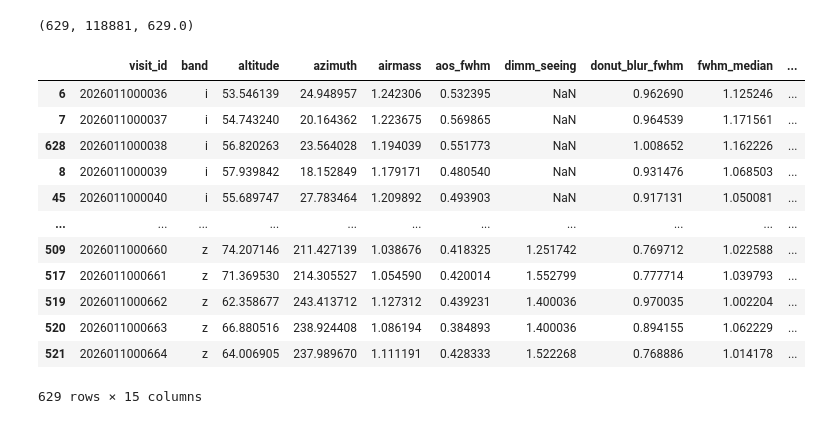
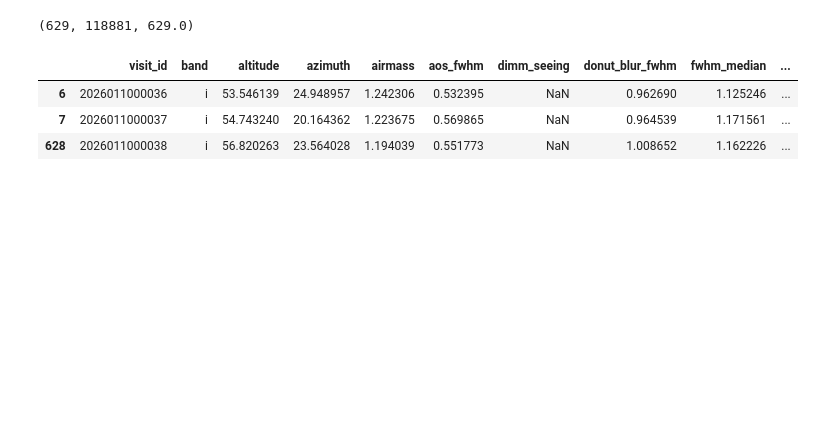
Before and after one commit to rhiannonlynne/notebooks, a Jupyter notebook: Combo_Demo.ipynb, the cells around one changed output. Cells and saved outputs as stored; diff of their text form; code cells hidden in the pictures; blank space fills up the shorter version.

```diff
--- a/Combo_Demo.ipynb
+++ b/Combo_Demo.ipynb
@@ -174,38 +163,30 @@ def agg_over_detectors(g):
     # It's probably also worthwhile to reject the detectors in the vignette region
     n_psf_star = g.n_psf_star.fillna(0)
     good = np.where(n_psf_star > 10)[0]
+    n_det = len(good)
     psf_5 = np.nanpercentile(g.psf_sigma.iloc[good], 5)
     psf_95 = np.nanpercentile(g.psf_sigma.iloc[good], 95)
     psf_50 = np.nanpercentile(g.psf_sigma.iloc[good], 50)
     psf_e1_med = np.nanmedian(g.psf_e1.iloc[good])
     psf_e2_med = np.nanmedian(g.psf_e2.iloc[good])
     psf_e_med = np.nanmedian(g.psf_e.iloc[good])
-    return pd.Series({"psf_5": psf_5, "psf_50": psf_50, "psf_95": psf_95,
+    return pd.Series({"n_det": n_det, "psf_5": psf_5, "psf_50": psf_50, "psf_95": psf_95,
                       "psf_e1_med": psf_e1_med, "psf_e2_med": psf_e2_med, "psf_e_med": psf_e_med})
 
 grouped_ccdvisit = ccdvisit.groupby("visit_id").apply(agg_over_detectors, include_groups=False)
 # %%
 # Merge with per-visit data from earlier
 vdata = pd.merge(visit_data, grouped_ccdvisit, left_on='visit_id', right_index=True, how='outer')
 vdata = vdata.sort_values(by='visit_id')
-vdata[['visit_id', 'band', 'altitude', 'azimuth', 'airmass',
+vdata.head(3)[['visit_id', 'band', 'altitude', 'azimuth', 'airmass',
        'aos_fwhm', 'dimm_seeing', 'donut_blur_fwhm', 'fwhm_median',
        'guider_psf_fwhm', 'guider_total_seeing',
-       'psf_5', 'psf_50', 'psf_95', 'psf_e_med']]
+       'n_det', 'psf_5', 'psf_50', 'psf_95', 'psf_e_med']]
 # %% [output]
 |  | visit_id | band | altitude | azimuth | airmass | aos_fwhm | dimm_seeing | donut_blur_fwhm | fwhm_median | ... |
 | 6 | 2026011000036 | i | 53.546139 | 24.948957 | 1.242306 | 0.532395 | NaN | 0.962690 | 1.125246 | ... |
 | 7 | 2026011000037 | i | 54.743240 | 20.164362 | 1.223675 | 0.569865 | NaN | 0.964539 | 1.171561 | ... |
 | 628 | 2026011000038 | i | 56.820263 | 23.564028 | 1.194039 | 0.551773 | NaN | 1.008652 | 1.162226 | ... |
-| 8 | 2026011000039 | i | 57.939842 | 18.152849 | 1.179171 | 0.480540 | NaN | 0.931476 | 1.068503 | ... |
-| 45 | 2026011000040 | i | 55.689747 | 27.783464 | 1.209892 | 0.493903 | NaN | 0.917131 | 1.050081 | ... |
-| ... | ... | ... | ... | ... | ... | ... | ... | ... | ... | ... |
-| 509 | 2026011000660 | z | 74.207146 | 211.427139 | 1.038676 | 0.418325 | 1.251742 | 0.769712 | 1.022588 | ... |
-| 517 | 2026011000661 | z | 71.369530 | 214.305527 | 1.054590 | 0.420014 | 1.552799 | 0.777714 | 1.039793 | ... |
-| 519 | 2026011000662 | z | 62.358677 | 243.413712 | 1.127312 | 0.439231 | 1.400036 | 0.970035 | 1.002204 | ... |
-| 520 | 2026011000663 | z | 66.880516 | 238.924408 | 1.086194 | 0.384893 | 1.400036 | 0.894155 | 1.062229 | ... |
-| 521 | 2026011000664 | z | 64.006905 | 237.989670 | 1.111191 | 0.428333 | 1.522268 | 0.768886 | 1.014178 | ... |
-629 rows × 15 columns
 # %%
 # And let's add something from the EFD.
 
```
Also changed, not shown: parts of 3 cells of this notebook.
